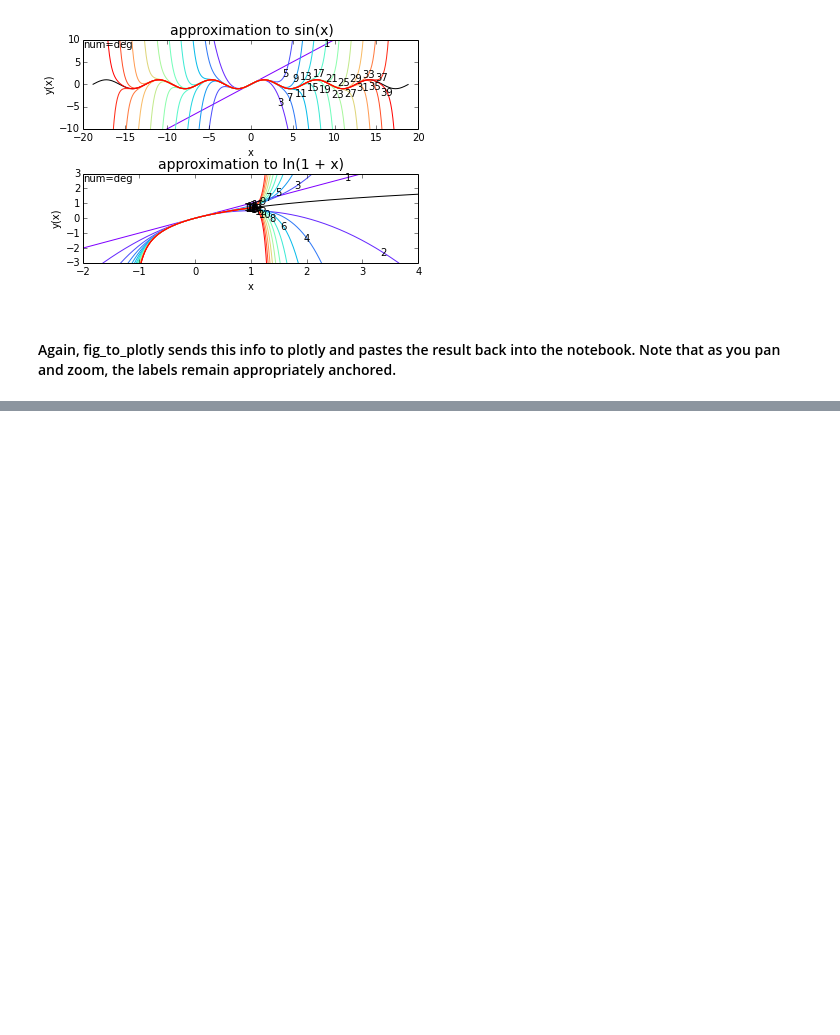
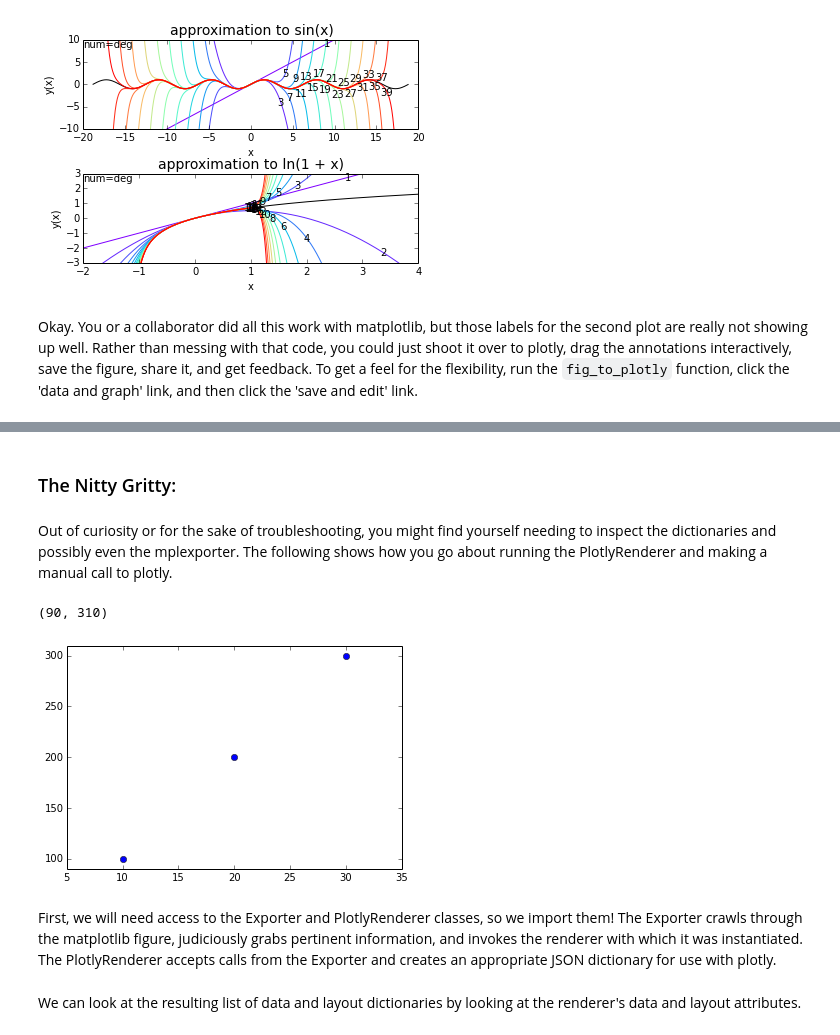
Before and after one commit to mpld3/mplexporter, a Jupyter notebook: notebooks/Plotly.ipynb, the cells around one changed output, grey strips where cells are left out. Saved outputs shown, nothing was run; the diff lists cells and outputs as text; code cells hidden in the pictures; blank space fills up the shorter version.

```diff
--- a/notebooks/Plotly.ipynb
+++ b/notebooks/Plotly.ipynb
@@ -161,9 +169,24 @@ ax2.text(0.001, 0.999, 'num=deg', transform=ax2.transAxes, ha='left', va='top')
 gs.update(wspace=0.2, hspace=0.5)
 # %% [output]
 [figure]
-# %% [markdown]
-#### Again, fig_to_plotly sends this info to plotly and pastes the result back into the notebook. Note that as you pan and zoom, the labels remain appropriately anchored.
+# %% [markdown]
+Okay. You or a collaborator did all this work with matplotlib, but those labels for the second plot are really not showing up well. Rather than messing with that code, you could just shoot it over to plotly, drag the annotations interactively, save the figure, share it, and get feedback. To get a feel for the flexibility, run the `fig_to_plotly` function, click the 'data and graph' link, and then click the 'save and edit' link.
 # %%
 fig_to_plotly(fig4, username, api_key, notebook=True)
 # %% [output]
 [interactive output not drawn]
+# %% [markdown]
+### The Nitty Gritty:
+# %% [markdown]
+Out of curiosity or for the sake of troubleshooting, you might find yourself needing to inspect the dictionaries and possibly even the mplexporter. The following shows how you go about running the PlotlyRenderer and making a manual call to plotly.
+# %%
+fig5 = plt.figure()
+ax = fig5.add_subplot(111)
+ax.plot([10,20,30],[100,200,300], 'bo')
+ax.set_xlim(5, 35)
+ax.set_ylim(90, 310)
+# %% [output]
+(90, 310)
+[figure, added]
+# %% [markdown]
+First, we will need access to the Exporter and PlotlyRenderer classes, so we import them! The Exporter crawls through the matplotlib figure, judiciously grabs pertinent information, and invokes the renderer with which it was instantiated. The PlotlyRenderer accepts calls from the Exporter and creates an appropriate JSON dictionary for use with plotly.
@@ -169,0 +199,2 @@ fig_to_plotly(fig4, username, api_key, notebook=True)
+# %% [markdown]
+We can look at the resulting list of data and layout dictionaries by looking at the renderer's data and layout attributes.
```
Also changed, not shown: parts of 18 cells of this notebook.
